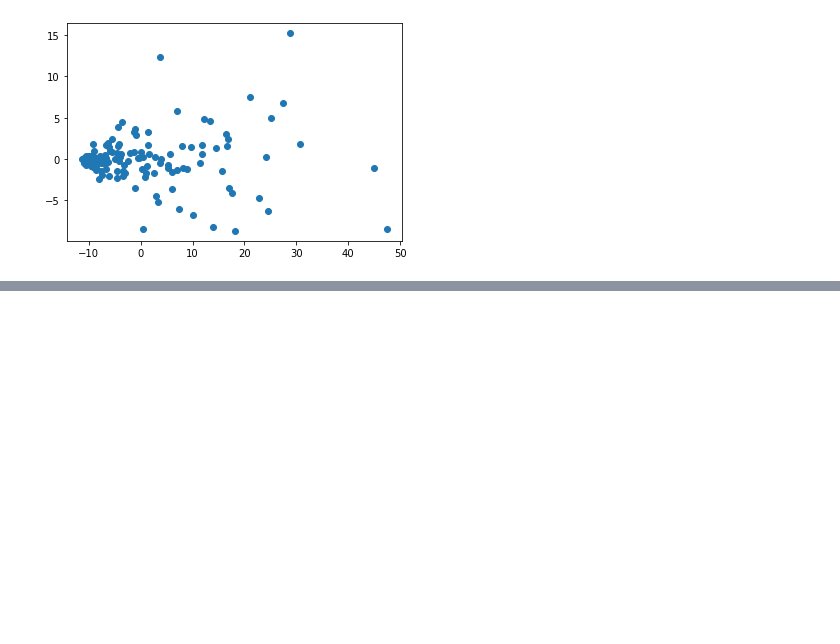
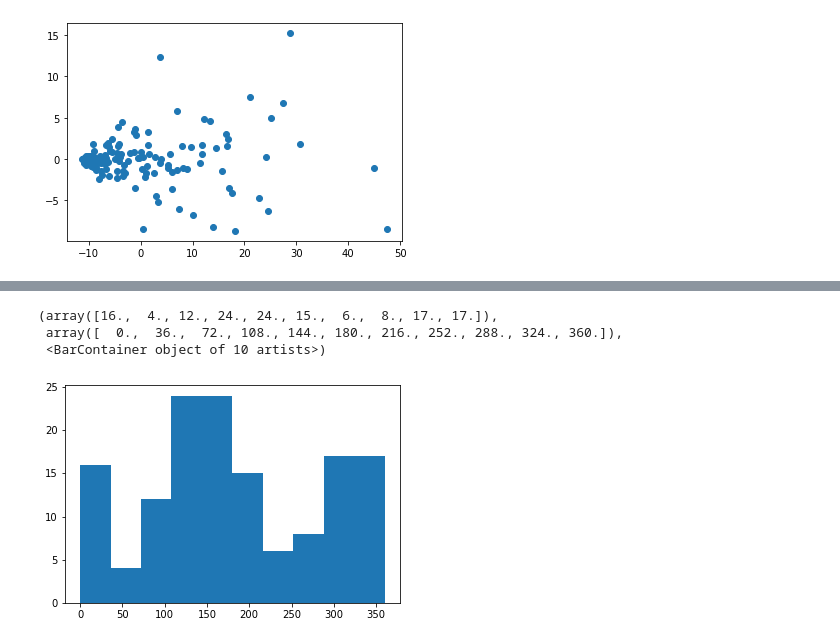
Before and after one commit to CONECT-INT/2022_CENTURI-SummerSchool, a Jupyter notebook: dev/dataset1_river.ipynb, the cells around one changed output, grey strips where cells are left out. Cells and saved outputs as stored; diff of their text form; code cells hidden in the pictures; blank space fills up the shorter version.

```diff
--- a/dev/dataset1_river.ipynb
+++ b/dev/dataset1_river.ipynb
@@ -164,0 +258,15 @@ scatter = plt.scatter(data_pca_2[:,0], data_pca_2[:,1])
+# %%
+mu_list = np.empty(143)
+kappa_list = np.empty(143)
+for i in range(143):
+    out = fit_tc(direction_mean[i], 1)
+    mu_list[i] = out['mu']
+    kappa_list[i] = out['kappa']
+# %%
+# distrubition of mu
+plt.hist(mu_list*180/np.pi)
+# %% [output]
+(array([16.,  4., 12., 24., 24., 15.,  6.,  8., 17., 17.]),
+ array([  0.,  36.,  72., 108., 144., 180., 216., 252., 288., 324., 360.]),
+ <BarContainer object of 10 artists>)
+[figure, added]
```
Also changed, not shown: parts of 14 cells of this notebook.
